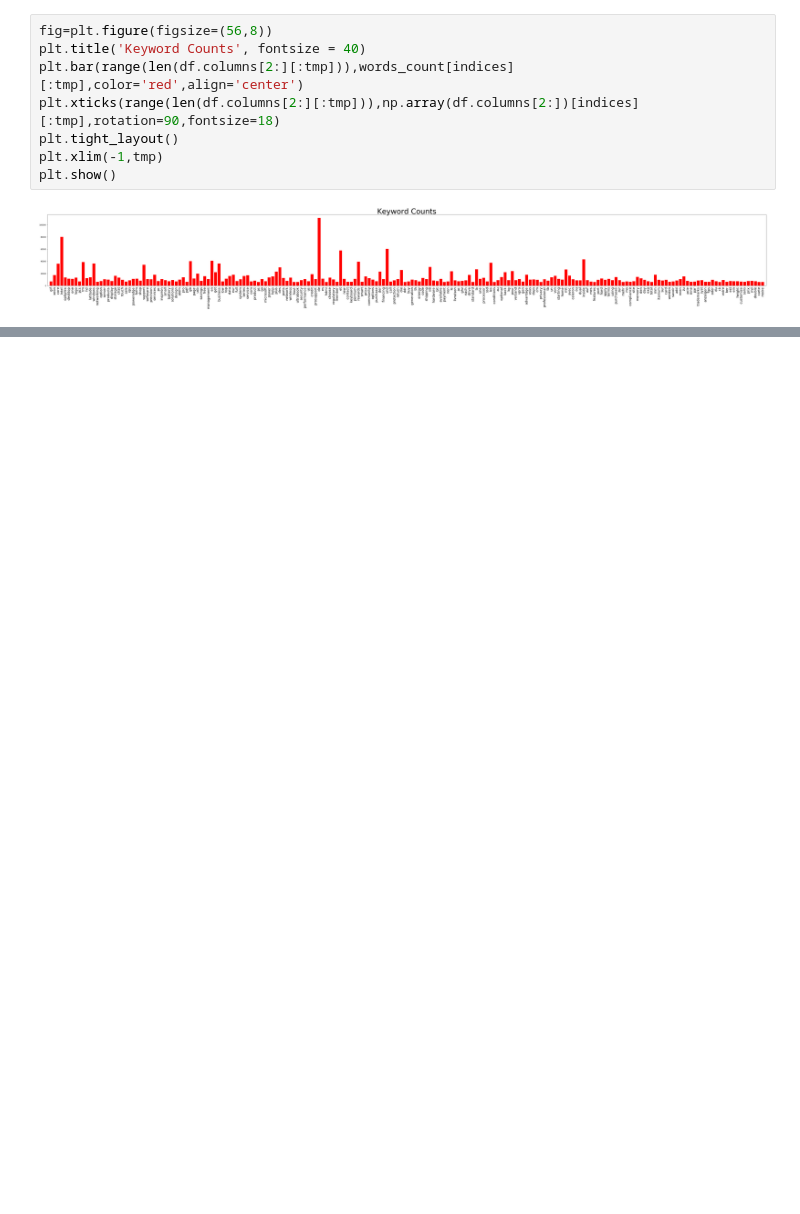
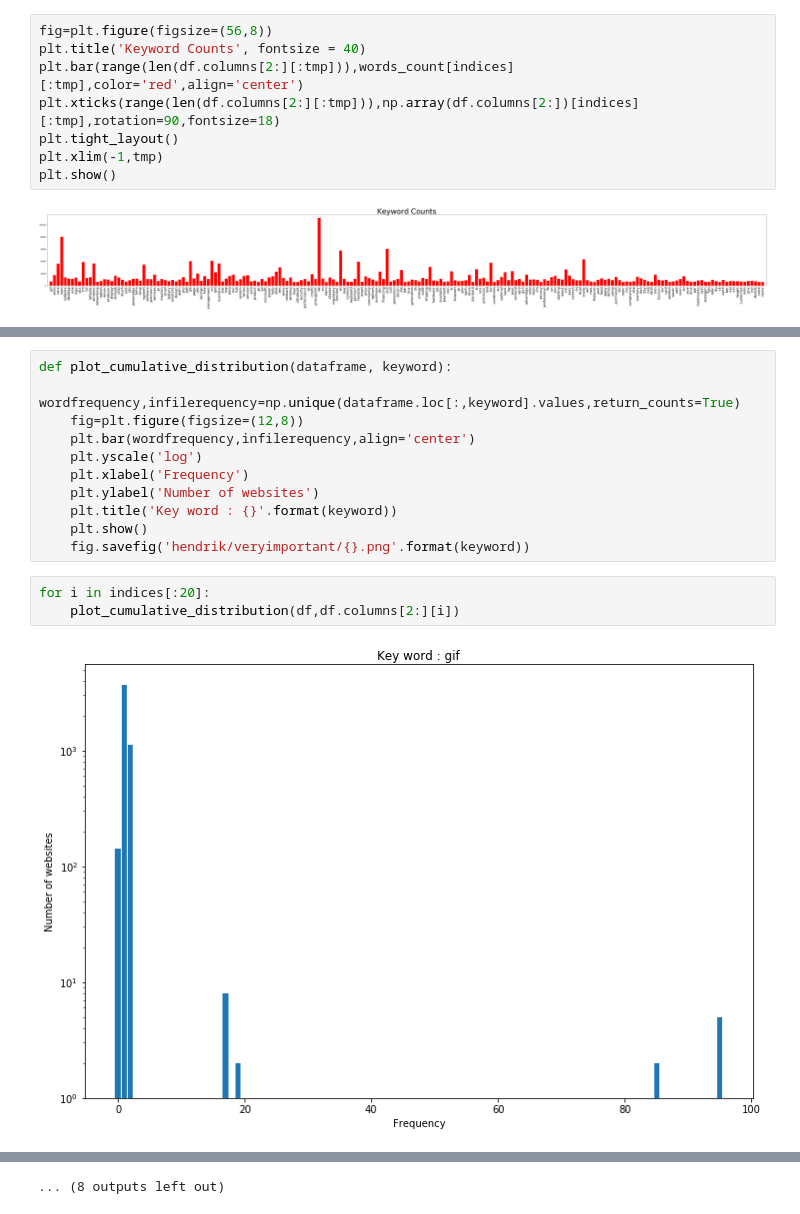
Before and after one commit to lorian/website-tags, a Jupyter notebook: SupervisedLearning_RandomForest.ipynb, the cells around one changed output, grey strips where cells are left out. Drawn from its saved outputs; the diff is of its cells as text; blank space fills up the shorter version.

```diff
--- a/SupervisedLearning_RandomForest.ipynb
+++ b/SupervisedLearning_RandomForest.ipynb
@@ -98,0 +107,16 @@ plt.show()
+# %%
+def plot_cumulative_distribution(dataframe, keyword):
+    wordfrequency,infilerequency=np.unique(dataframe.loc[:,keyword].values,return_counts=True)
+    fig=plt.figure(figsize=(12,8))
+    plt.bar(wordfrequency,infilerequency,align='center')
+    plt.yscale('log')
+    plt.xlabel('Frequency')
+    plt.ylabel('Number of websites')
+    plt.title('Key word : {}'.format(keyword))
+    plt.show()
+    fig.savefig('hendrik/veryimportant/{}.png'.format(keyword))
+# %%
+for i in indices[:20]:
+    plot_cumulative_distribution(df,df.columns[2:][i])
+# %% [output]
+[figure, added]
@@ -98,0 +134 @@ plt.show()
+... (8 outputs left out)
```
Also changed, not shown: parts of 7 cells of this notebook, 1 other file.
